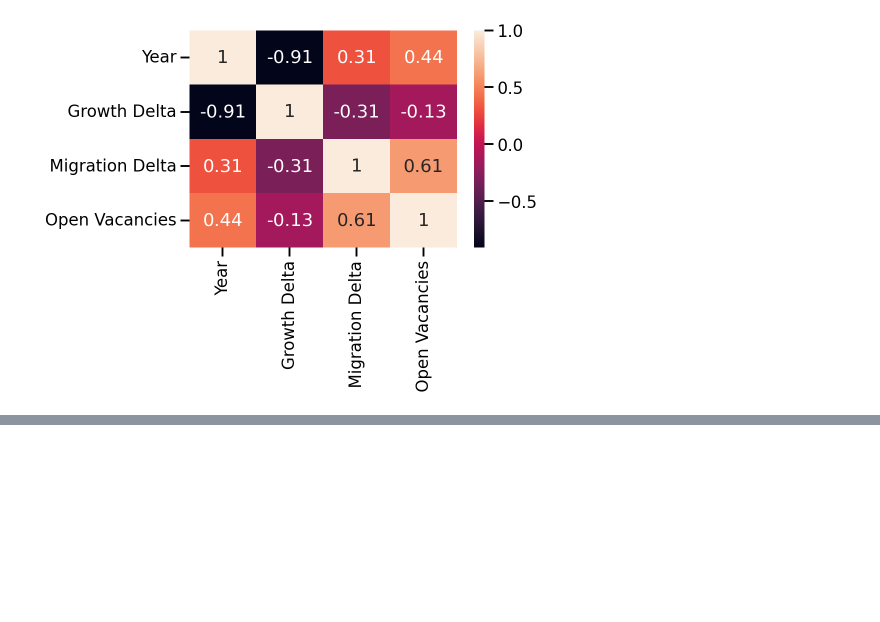
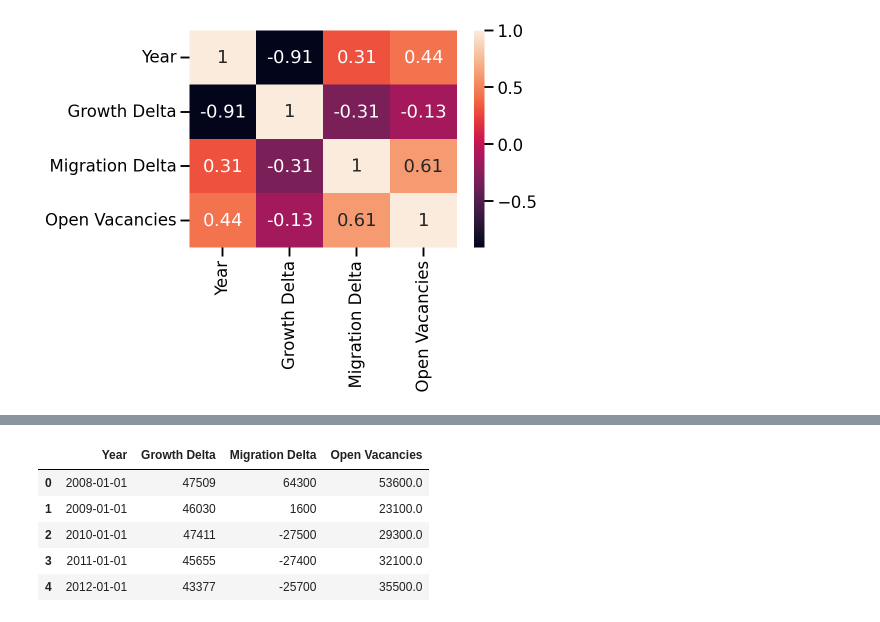
Before and after one commit to ericmcg13/CCT-CA1, a Jupyter notebook: CA1_Report.ipynb, the cells around one changed output, grey strips where cells are left out. Saved outputs shown, nothing was run; the diff lists cells and outputs as text; code cells hidden in the pictures; blank space fills up the shorter version.

```diff
--- a/CA1_Report.ipynb
+++ b/CA1_Report.ipynb
@@ -359,0 +407,11 @@ plt.show()
+# %%
+# Documentation shows that the time series data must be in DATETIME format. I will convert that here.
+merge_df['Year'] = pd.to_datetime(merge_df['Year'], format='%Y')
+merge_df.head()
+# %% [output]
+|  | Year | Growth Delta | Migration Delta | Open Vacancies |
+| 0 | 2008-01-01 | 47509 | 64300 | 53600.0 |
+| 1 | 2009-01-01 | 46030 | 1600 | 23100.0 |
+| 2 | 2010-01-01 | 47411 | -27500 | 29300.0 |
+| 3 | 2011-01-01 | 45655 | -27400 | 32100.0 |
+| 4 | 2012-01-01 | 43377 | -25700 | 35500.0 |
```
Also changed, not shown: parts of 12 cells of this notebook.
